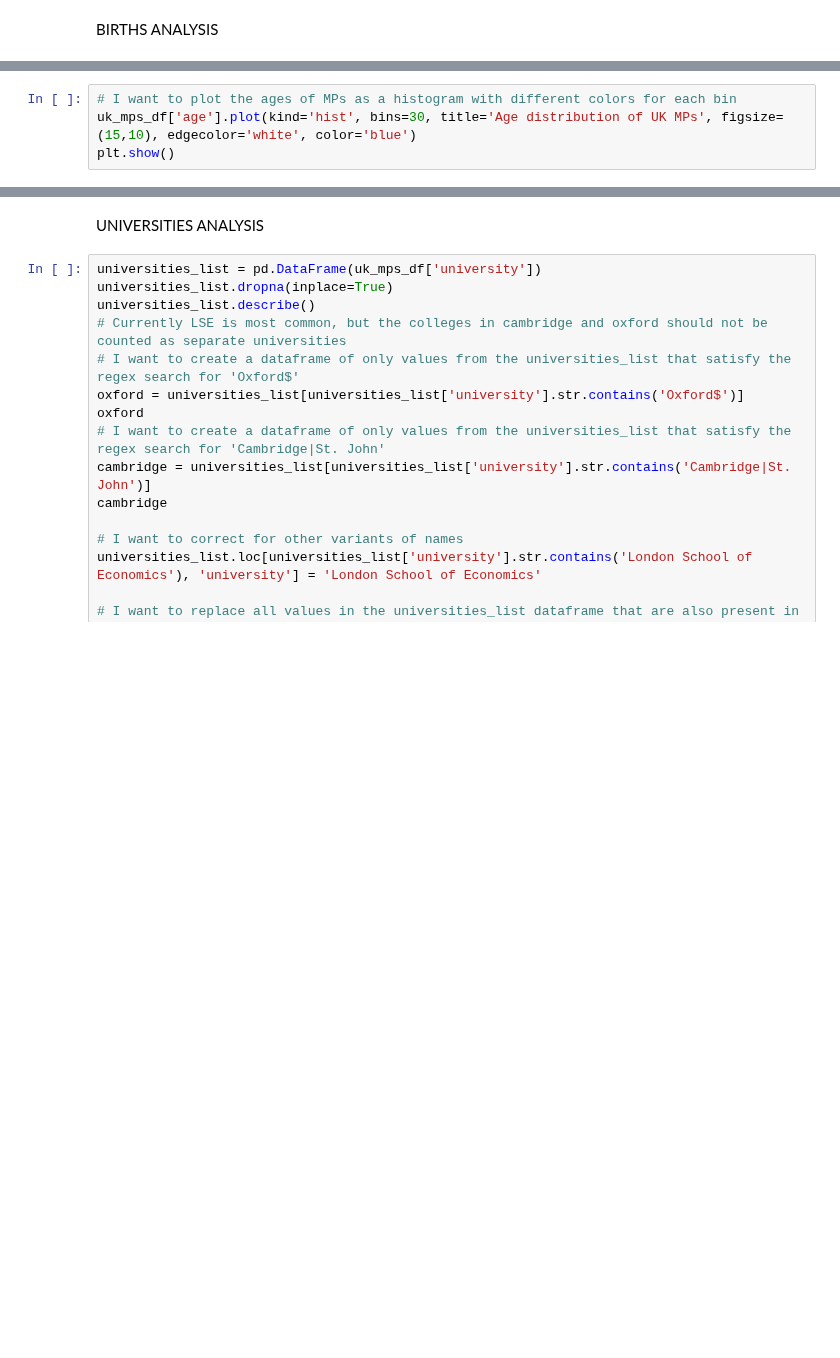
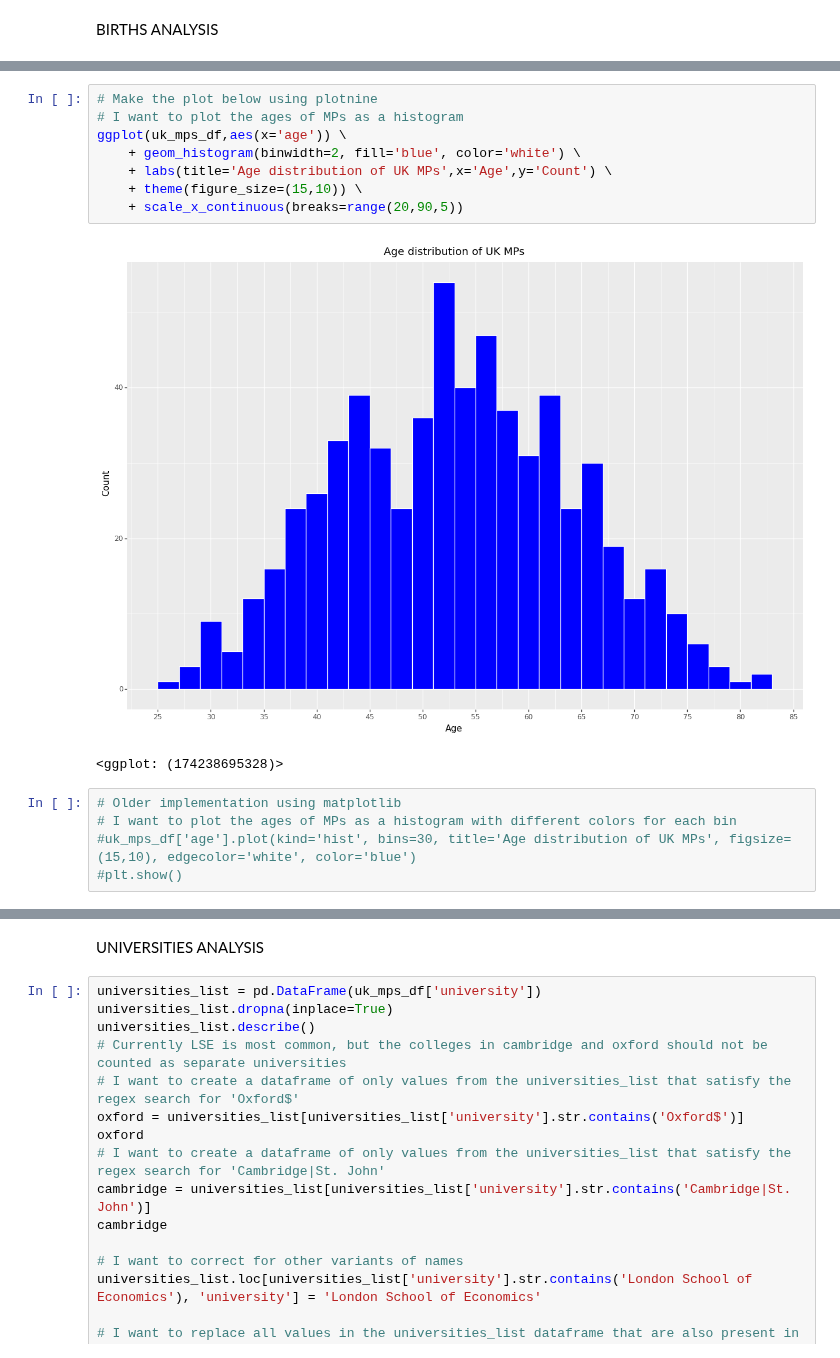
Before and after one commit to OjasSB/DS105, a Jupyter notebook: notebooks/UK.ipynb, the cells around one changed output, grey strips where cells are left out. Saved outputs shown, nothing was run; the diff lists cells and outputs as text; blank space fills up the shorter version.

```diff
--- a/notebooks/UK.ipynb
+++ b/notebooks/UK.ipynb
@@ -239,7 +355,19 @@ ggplot(merged_uk_df,aes(x='merged_uk_df.index',y='percentage_difference', fill='
+# %%
+# Make the plot below using plotnine
+# I want to plot the ages of MPs as a histogram
+ggplot(uk_mps_df,aes(x='age')) \
+    + geom_histogram(binwidth=2, fill='blue', color='white') \
+    + labs(title='Age distribution of UK MPs',x='Age',y='Count') \
+    + theme(figure_size=(15,10)) \
+    + scale_x_continuous(breaks=range(20,90,5))
+# %% [output]
+[figure, added]
+<ggplot: (174238695328)>
 # %%
+# Older implementation using matplotlib
 # I want to plot the ages of MPs as a histogram with different colors for each bin
-uk_mps_df['age'].plot(kind='hist', bins=30, title='Age distribution of UK MPs', figsize=(15,10), edgecolor='white', color='blue')
-plt.show()
+#uk_mps_df['age'].plot(kind='hist', bins=30, title='Age distribution of UK MPs', figsize=(15,10), edgecolor='white', color='blue')
+#plt.show()
 # %%
 #I want to print the average age of a UK MP, including months
 print('The average age of a UK MP is {} years old'.format(round(uk_mps_df['age'].mean(),1)))
```
Also changed, not shown: parts of 24 cells of this notebook, 2 other files.
